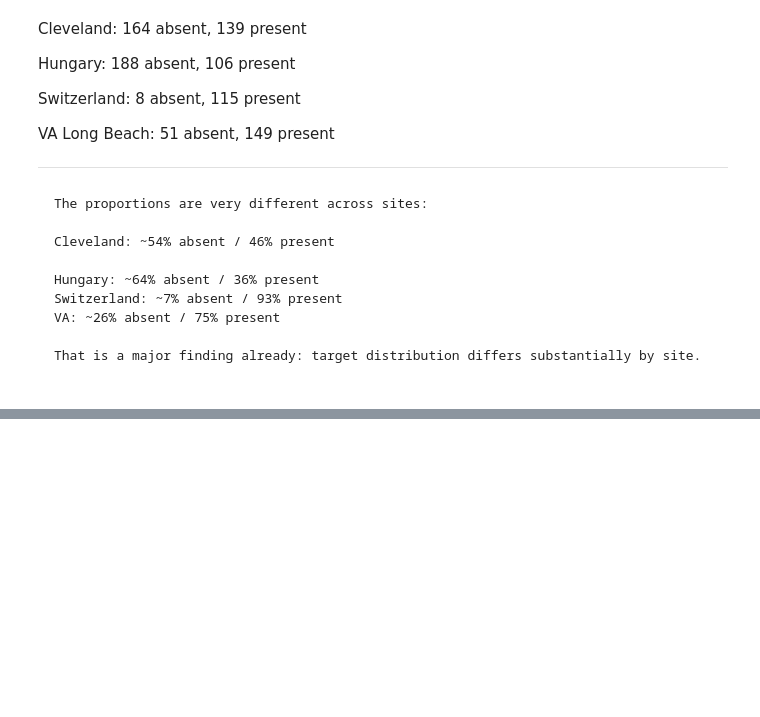
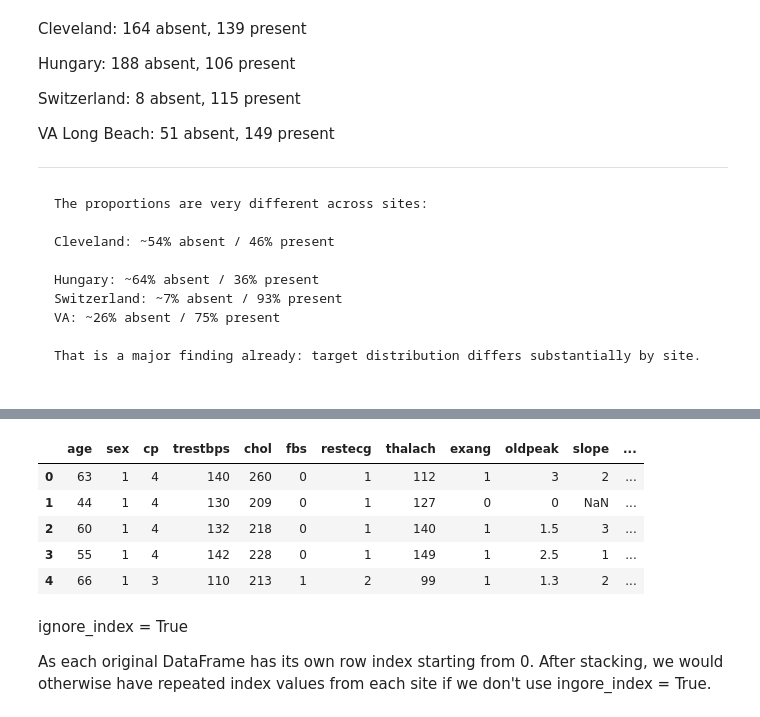
Before and after one commit to nikitask14/cross-site-heart-disease-generalisation, a Jupyter notebook: NN_Research_Capstone.ipynb, the cells around one changed output, grey strips where cells are left out. Drawn from its saved outputs; the diff is of its cells as text; code cells hidden in the pictures; blank space fills up the shorter version.

```diff
--- a/NN_Research_Capstone.ipynb
+++ b/NN_Research_Capstone.ipynb
@@ -682,0 +721,17 @@ print(va["binary_target"].unique())
+# %%
+# Without an extra column, an individual row no longer tells us
+# whether it came from Cleveland, Hungary, Switzerland, or VA.
+cleveland["site"] ="cleveland"
+hungary["site"] = "hungary"
+switzerland["site"] = "switzerland"
+va["site"] = "va"
+
+#Simple check to see if now datasets have a metadata column
+va.head()
+# %% [output]
+|  | age | sex | cp | trestbps | chol | fbs | restecg | thalach | exang | oldpeak | slope | ... |
+| 0 | 63 | 1 | 4 | 140 | 260 | 0 | 1 | 112 | 1 | 3 | 2 | ... |
+| 1 | 44 | 1 | 4 | 130 | 209 | 0 | 1 | 127 | 0 | 0 | NaN | ... |
+| 2 | 60 | 1 | 4 | 132 | 218 | 0 | 1 | 140 | 1 | 1.5 | 3 | ... |
+| 3 | 55 | 1 | 4 | 142 | 228 | 0 | 1 | 149 | 1 | 2.5 | 1 | ... |
+| 4 | 66 | 1 | 3 | 110 | 213 | 1 | 2 | 99 | 1 | 1.3 | 2 | ... |
@@ -682,0 +741,5 @@ print(va["binary_target"].unique())
+# %% [markdown]
+ignore_index = True
+
+As each original DataFrame has its own row index starting from 0.
+After stacking, we would otherwise have repeated index values from each site if we don't use ingore_index = True.
```
Also changed, not shown: parts of 30 cells of this notebook.
